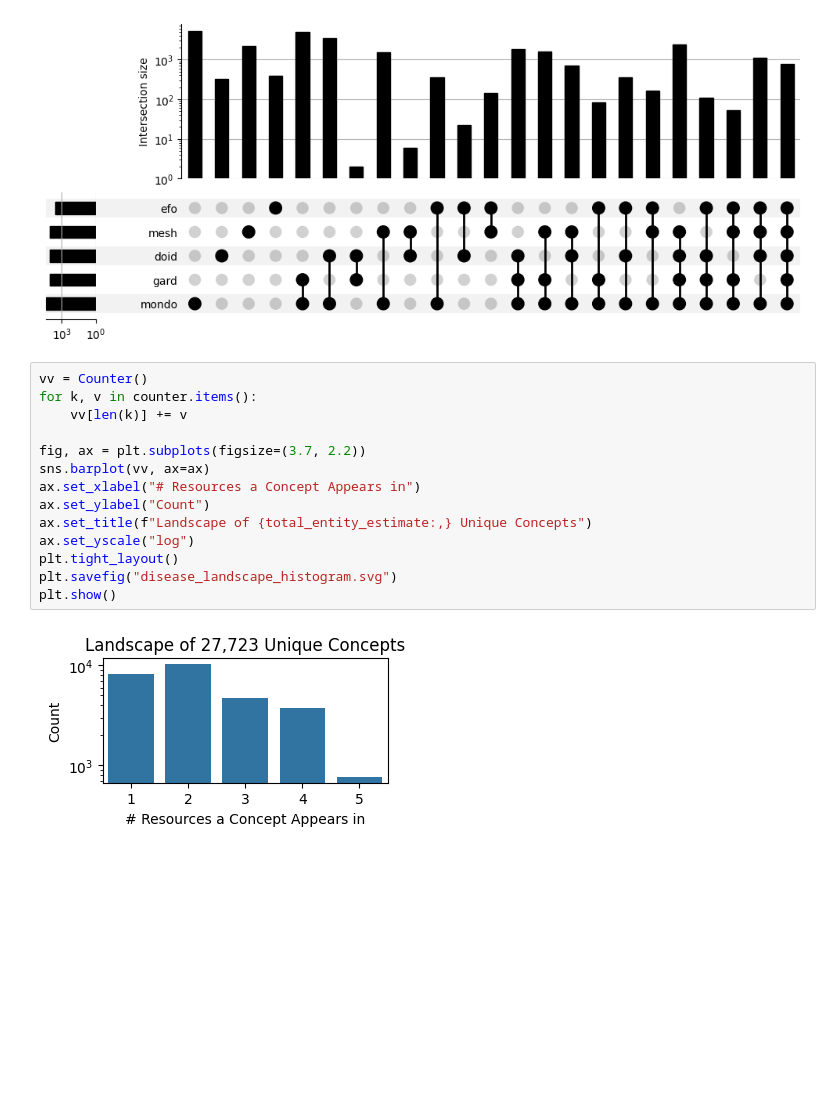
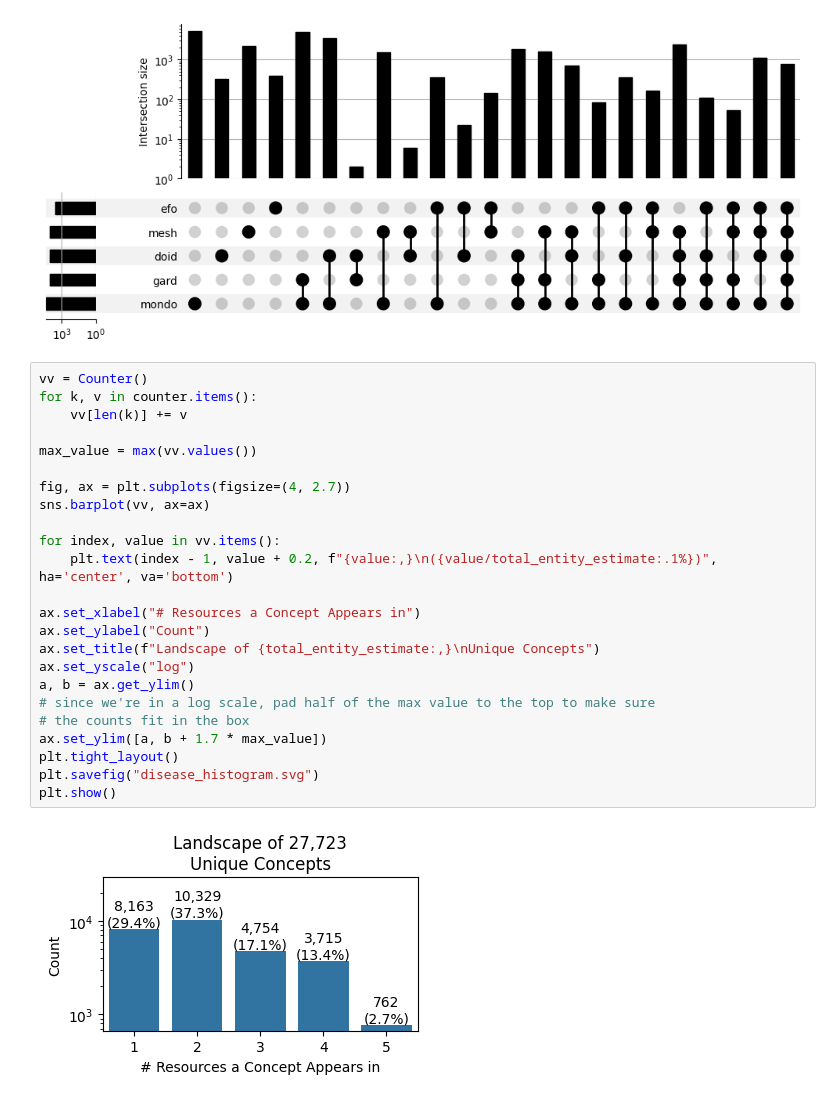
Before and after one commit to biopragmatics/semra, a Jupyter notebook: scripts/Disease Landscape Comparison.ipynb, the cells around one changed output. Cells and saved outputs as stored; diff of their text form; blank space fills up the shorter version.

Commit message:
Update histogram to include counts

```diff
--- a/scripts/Disease Landscape Comparison.ipynb
+++ b/scripts/Disease Landscape Comparison.ipynb
@@ -324,16 +325,26 @@ plt.show()
 # %%
 vv = Counter()
 for k, v in counter.items():
     vv[len(k)] += v
 
-fig, ax = plt.subplots(figsize=(3.7, 2.2))
+max_value = max(vv.values())
+
+fig, ax = plt.subplots(figsize=(4, 2.7))
 sns.barplot(vv, ax=ax)
+
+for index, value in vv.items():
+    plt.text(index - 1, value + 0.2, f"{value:,}\n({value/total_entity_estimate:.1%})", ha='center', va='bottom')
+
 ax.set_xlabel("# Resources a Concept Appears in")
 ax.set_ylabel("Count")
-ax.set_title(f"Landscape of {total_entity_estimate:,} Unique Concepts")
+ax.set_title(f"Landscape of {total_entity_estimate:,}\nUnique Concepts")
 ax.set_yscale("log")
+a, b = ax.get_ylim()
+# since we're in a log scale, pad half of the max value to the top to make sure
+# the counts fit in the box
+ax.set_ylim([a, b + 1.7 * max_value])
 plt.tight_layout()
-plt.savefig("disease_landscape_histogram.svg")
+plt.savefig("disease_histogram.svg")
 plt.show()
 # %% [output]
-[figure, old version]
+[figure, new version]
```
Also changed, not shown: parts of 1 cell of this notebook, 2 other files.
